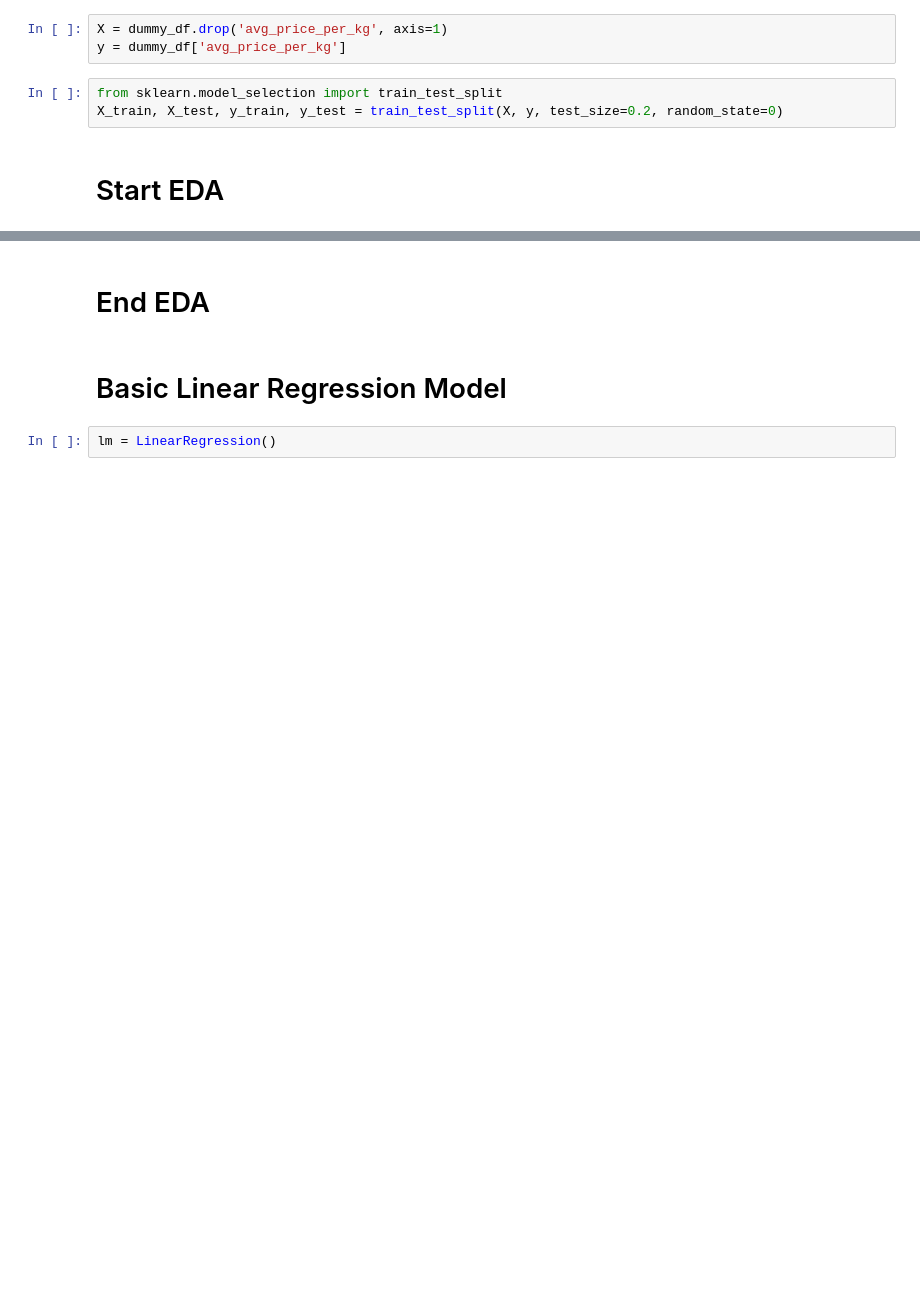
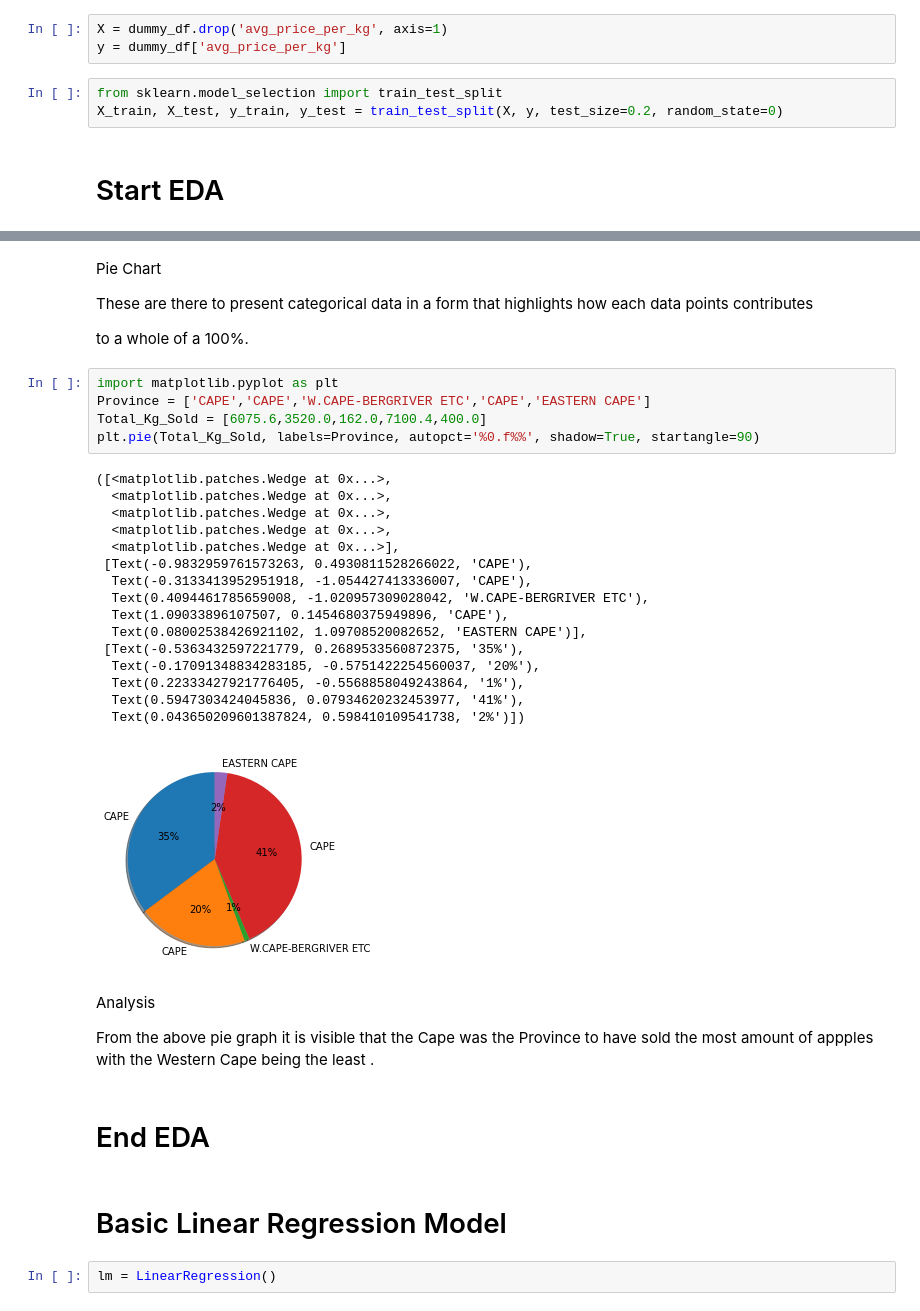
Before and after one commit to ThobaniMwandla/regression_JM3_DSFT, a Jupyter notebook: notebooks/All Predict models.ipynb, the cells around one changed output, grey strips where cells are left out. Saved outputs shown, nothing was run; the diff lists cells and outputs as text; blank space fills up the shorter version.

```diff
--- a/notebooks/All Predict models.ipynb
+++ b/notebooks/All Predict models.ipynb
@@ -96,3 +186,35 @@ X_train, X_test, y_train, y_test = train_test_split(X, y, test_size=0.2, random_
+# %% [markdown]
+Pie Chart
+
+These are there to present categorical data in a form that highlights  how each data points contributes
+
+to a whole of a 100%.
+# %%
+import matplotlib.pyplot as plt
+Province = ['CAPE','CAPE','W.CAPE-BERGRIVER ETC','CAPE','EASTERN CAPE']
+Total_Kg_Sold = [6075.6,3520.0,162.0,7100.4,400.0]
+plt.pie(Total_Kg_Sold, labels=Province, autopct='%0.f%%', shadow=True, startangle=90)
+# %% [output]
+([<matplotlib.patches.Wedge at 0x...>,
+  <matplotlib.patches.Wedge at 0x...>,
+  <matplotlib.patches.Wedge at 0x...>,
+  <matplotlib.patches.Wedge at 0x...>,
+  <matplotlib.patches.Wedge at 0x...>],
+ [Text(-0.9832959761573263, 0.4930811528266022, 'CAPE'),
+  Text(-0.3133413952951918, -1.054427413336007, 'CAPE'),
+  Text(0.4094461785659008, -1.020957309028042, 'W.CAPE-BERGRIVER ETC'),
+  Text(1.09033896107507, 0.1454680375949896, 'CAPE'),
+  Text(0.08002538426921102, 1.09708520082652, 'EASTERN CAPE')],
+ [Text(-0.5363432597221779, 0.2689533560872375, '35%'),
+  Text(-0.17091348834283185, -0.5751422254560037, '20%'),
+  Text(0.22333427921776405, -0.5568858049243864, '1%'),
+  Text(0.5947303424045836, 0.07934620232453977, '41%'),
+  Text(0.043650209601387824, 0.598410109541738, '2%')])
+[figure, added]
+# %% [markdown]
+Analysis
+
+From the above pie graph it is visible that the Cape was the Province to have sold the most amount of appples with the Western Cape being the least .
 # %% [markdown]
 # End EDA
 # %% [markdown]
```
Also changed, not shown: parts of 19 cells of this notebook.
